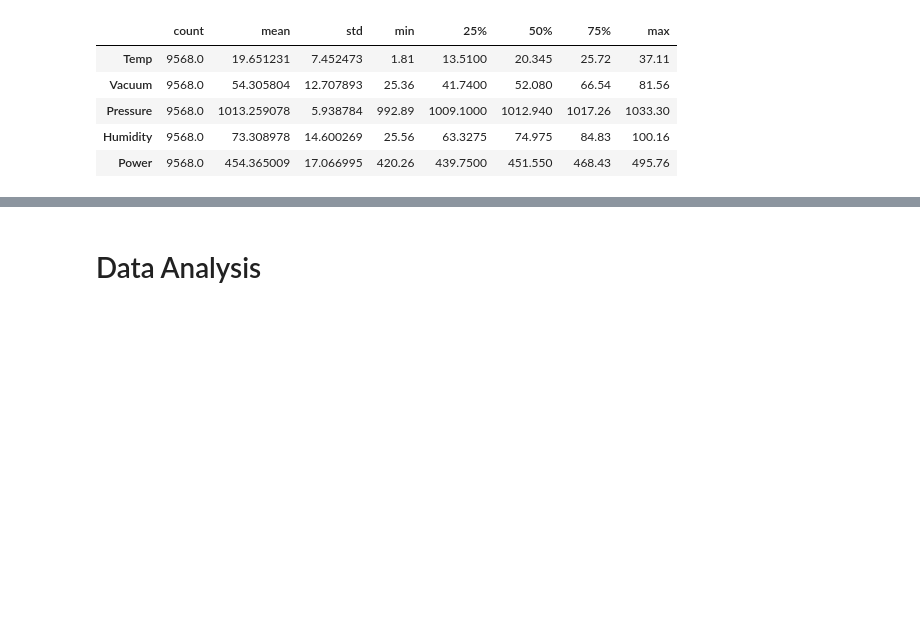
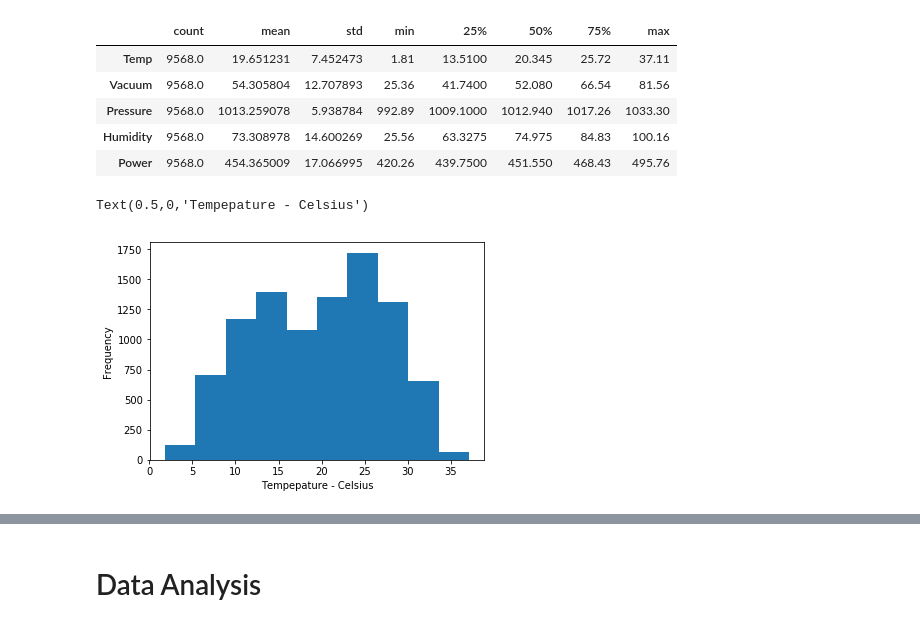
Before and after one commit to toantranct94/dtmn, a Jupyter notebook: baitap.ipynb, the cells around one changed output, grey strips where cells are left out. Cells and saved outputs as stored; diff of their text form; code cells hidden in the pictures; blank space fills up the shorter version.

```diff
--- a/baitap.ipynb
+++ b/baitap.ipynb
@@ -31,3 +29,9 @@ powerPlant.describe().T
 | Pressure | 9568.0 | 1013.259078 | 5.938784 | 992.89 | 1009.1000 | 1012.940 | 1017.26 | 1033.30 |
 | Humidity | 9568.0 | 73.308978 | 14.600269 | 25.56 | 63.3275 | 74.975 | 84.83 | 100.16 |
 | Power | 9568.0 | 454.365009 | 17.066995 | 420.26 | 439.7500 | 451.550 | 468.43 | 495.76 |
+# %%
+ax = powerPlant['Temp'].plot.hist()
+ax.set_xlabel('Tempepature - Celsius')
+# %% [output]
+Text(0.5,0,'Tempepature - Celsius')
+[figure, added]
```
Also changed, not shown: parts of 12 cells of this notebook.
